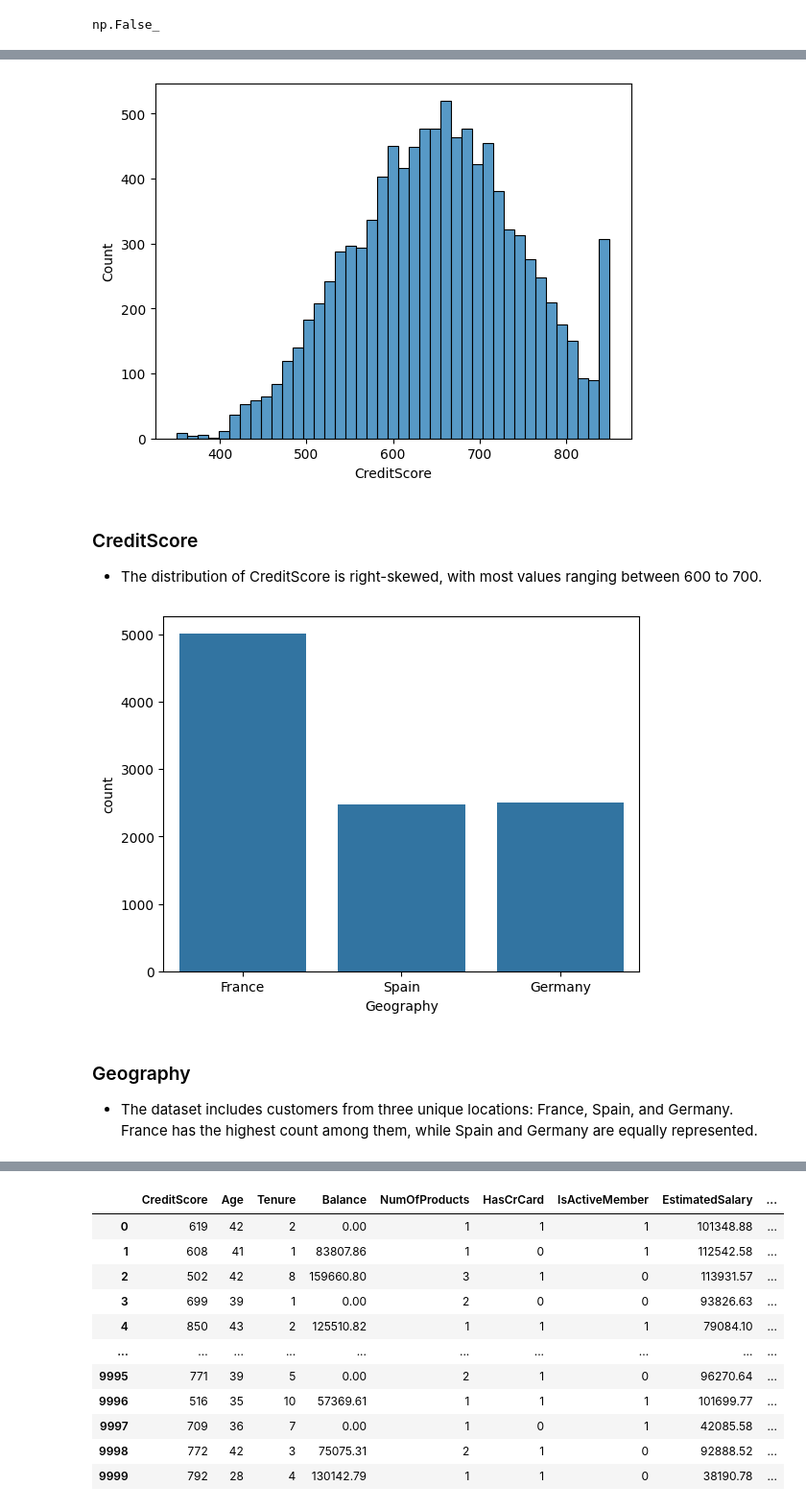
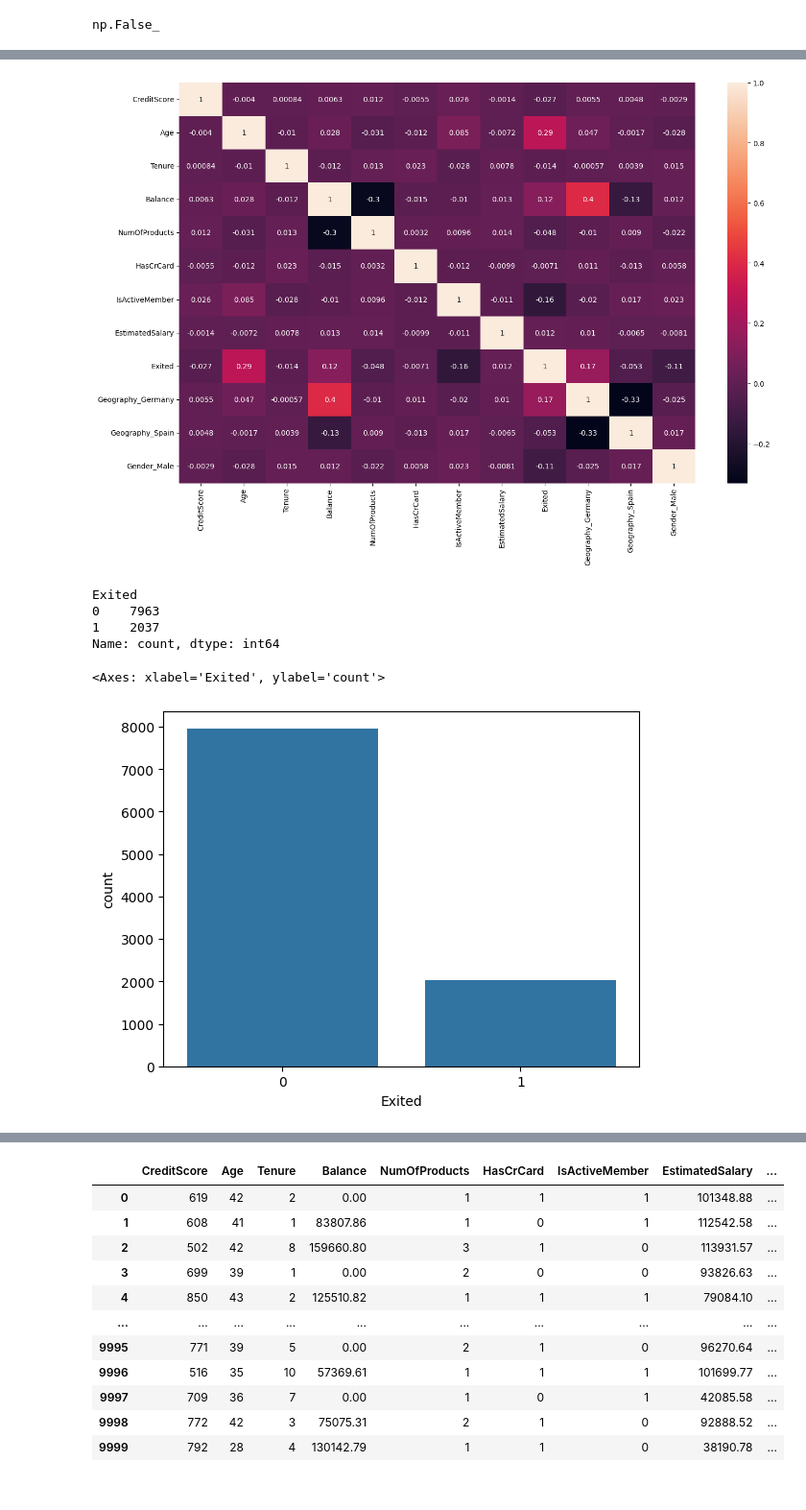
Before and after one commit to sumitkudale21/customer_churn_prediction, a Jupyter notebook: model.ipynb, the cells around one changed output, grey strips where cells are left out. Shown: that part at 96% size. Saved outputs shown, nothing was run; the diff lists cells and outputs as text; code cells hidden in the pictures.

```diff
--- a/model.ipynb
+++ b/model.ipynb
@@ -142,16 +228,18 @@ df2.shape
-# %%
-sns.histplot(data=df2, x='CreditScore')
-plt.show()
-# %% [output]
-[figure, removed]
-# %% [markdown]
-### CreditScore
-- The distribution of CreditScore is right-skewed, with most values ranging between 600 to 700.
+# %%
+plt.figure(figsize=(16,10))
+sns.heatmap(df.corr(), annot=True)
+plt.show()
+# %% [output]
+[figure, added]
+# %%
+df.Exited.value_counts()
+# %% [output]
+Exited
+0    7963
+1    2037
+Name: count, dtype: int64
 # %%
-sns.countplot(data=df2, x='Geography')
-plt.show()
+sns.countplot(data=df, x='Exited')
 # %% [output]
+<Axes: xlabel='Exited', ylabel='count'>
-[figure, old version]
+[figure, new version]
-# %% [markdown]
-### Geography
-- The dataset includes customers from three unique locations: France, Spain, and Germany. France has the highest count among them, while Spain and Germany are equally represented.
```
Also changed, not shown: parts of 107 cells of this notebook, 6 other files.
